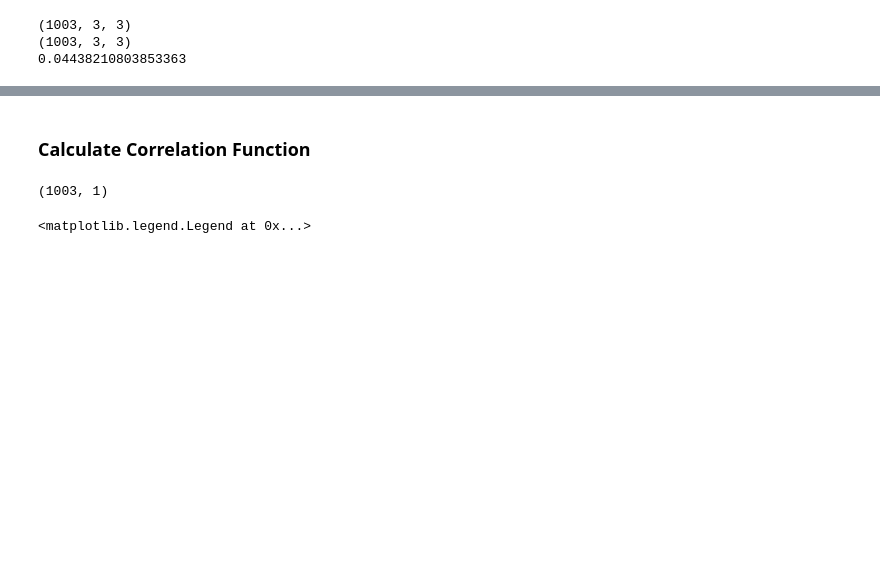
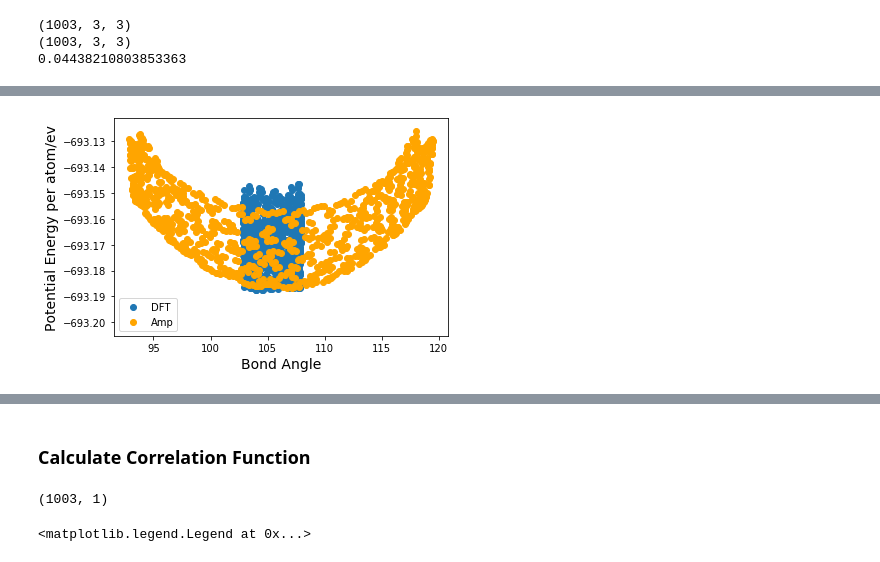
Before and after one commit to cancan233/googlecolab, a Jupyter notebook: Amp_MD.ipynb, the cells around one changed output, grey strips where cells are left out. Saved outputs shown, nothing was run; the diff lists cells and outputs as text; code cells hidden in the pictures; blank space fills up the shorter version.

```diff
--- a/Amp_MD.ipynb
+++ b/Amp_MD.ipynb
@@ -263,0 +274,10 @@ plt.show()
+# %%
+plt.figure()
+plt.scatter(dft_angles, dft_potential/3, label='DFT')
+plt.scatter(amp_angles, amp_potential/3, c='orange', label='Amp')
+plt.xlabel('Bond Angle', fontsize=14)
+plt.ylabel('Potential Energy per atom/ev', fontsize=14)
+plt.legend()
+plt.show()
+# %% [output]
+[figure, added]
```
Also changed, not shown: parts of 7 cells of this notebook.
